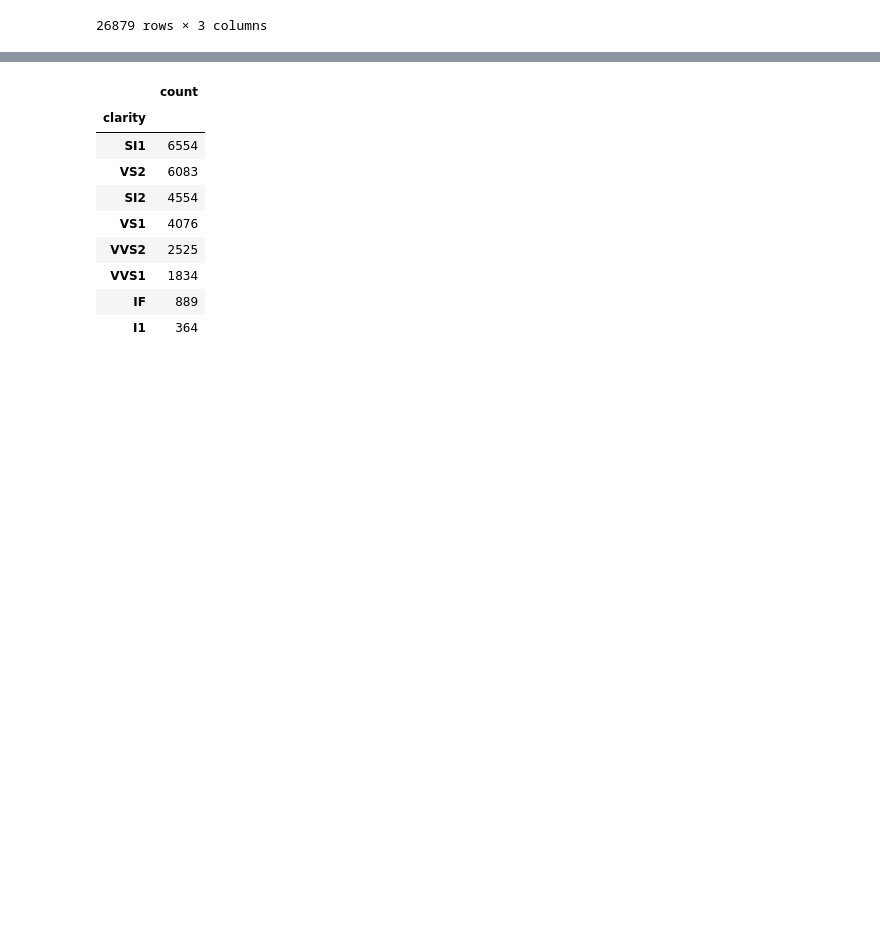
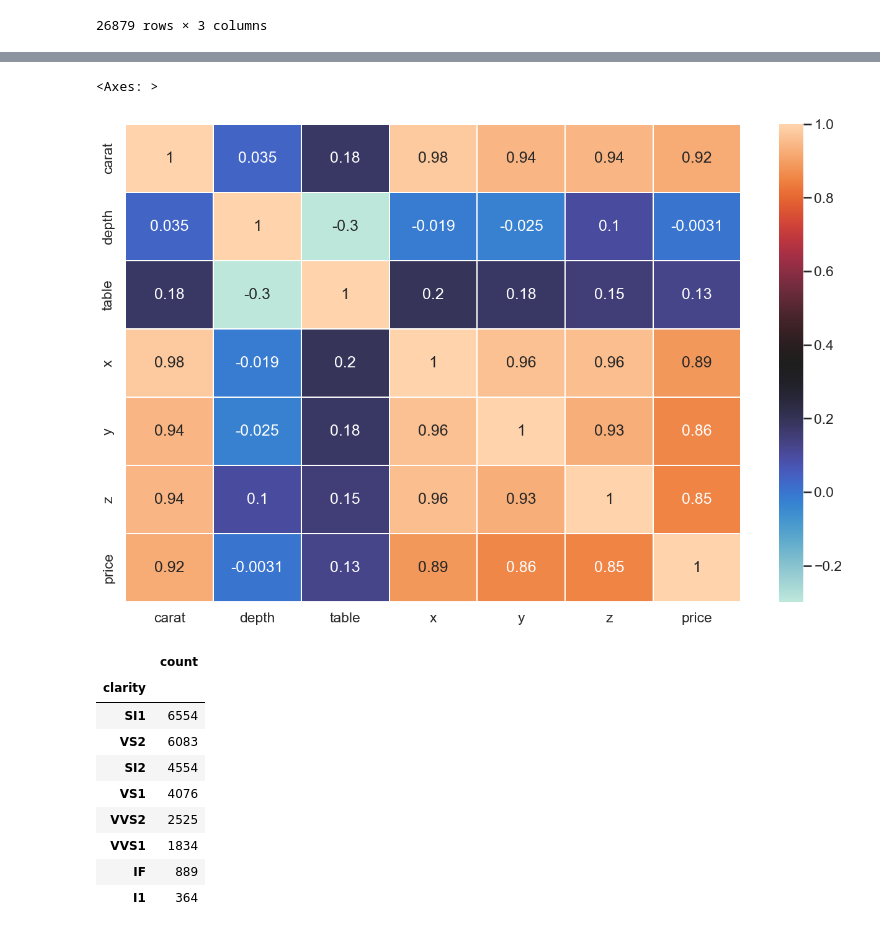
Before and after one commit to ravi0dubey/Gemstone_Price_Prediction, a Jupyter notebook: experiment/experiments.ipynb, the cells around one changed output, grey strips where cells are left out. Drawn from its saved outputs; the diff is of its cells as text; code cells hidden in the pictures; blank space fills up the shorter version.

```diff
--- a/experiment/experiments.ipynb
+++ b/experiment/experiments.ipynb
@@ -318,3 +321,10 @@ df['clarity'].value_counts().plot.pie(y = df['clarity'], figsize = (10, 10), lab
+# %%
+# Plotting heatmap using numeric_features
+plt.figure(figsize=(16,10))
+sns.heatmap(df[numeric_features].corr(),annot=True,cmap='icefire',linewidths=0.2)
+# %% [output]
+<Axes: >
+[figure, added]
 # %%
 
 category = pd.DataFrame(df['clarity'].value_counts())
```
Also changed, not shown: parts of 14 cells of this notebook.
